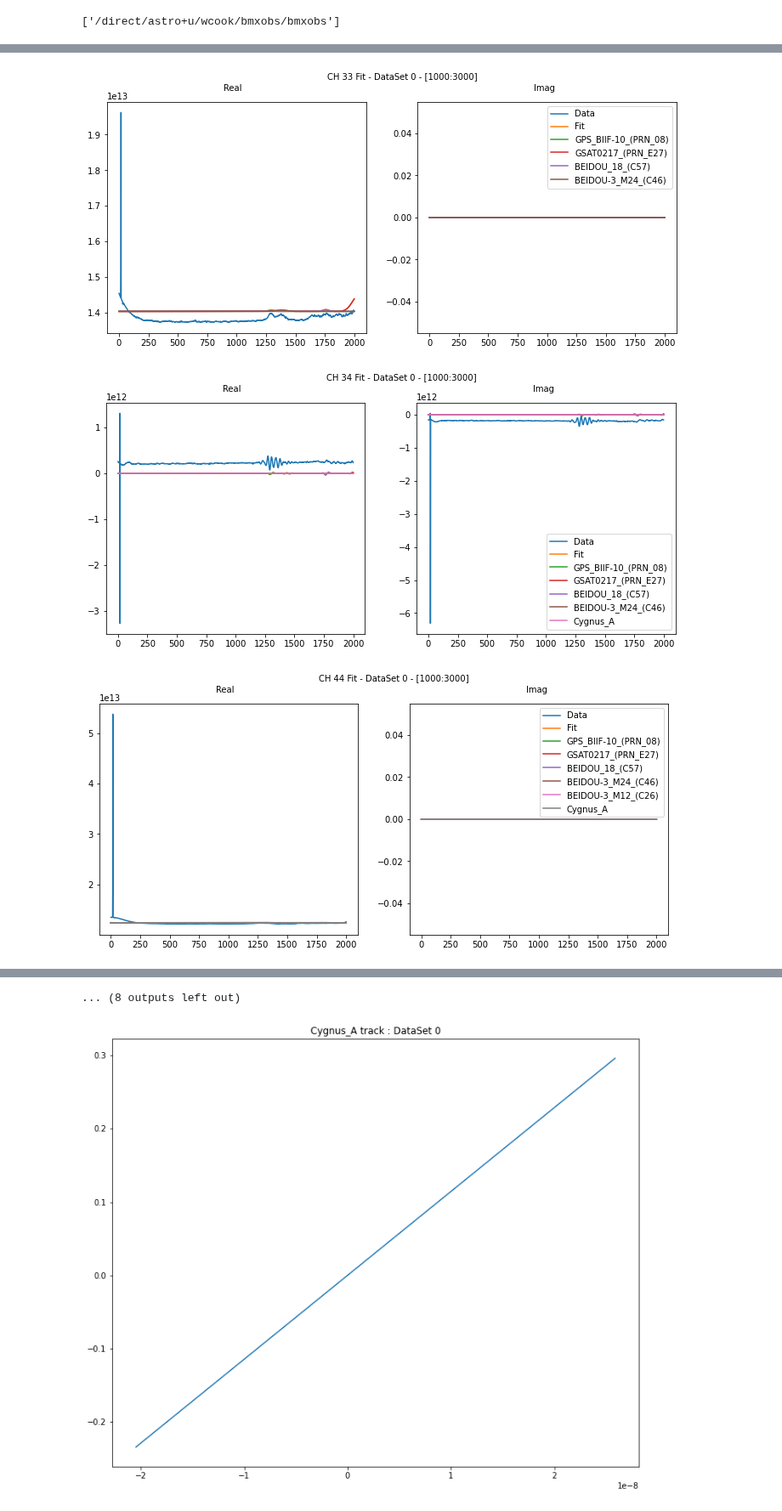
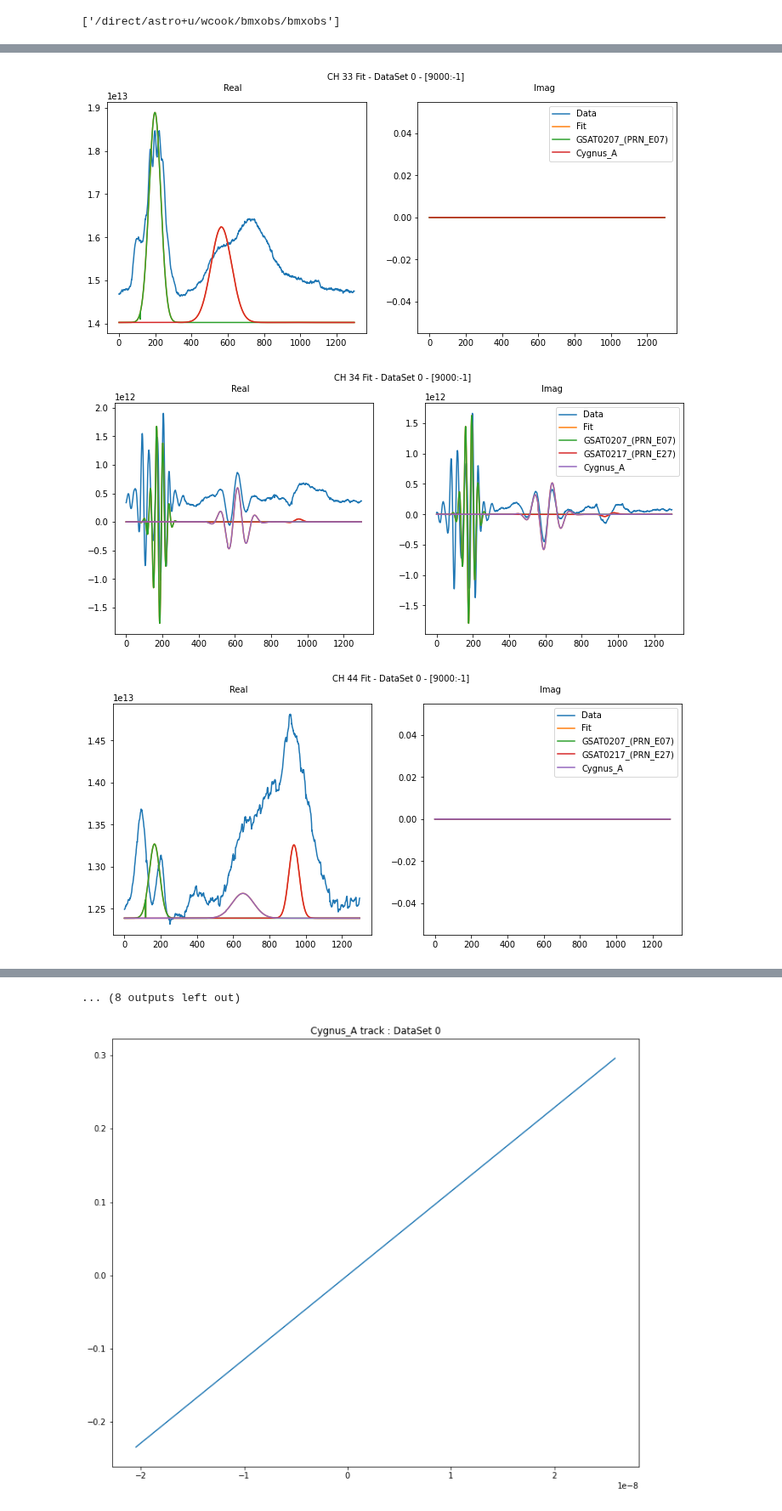
Before and after one commit to bmxdemo/bmxobs, a Jupyter notebook: fitViewer.ipynb, the cells around one changed output, grey strips where cells are left out. Shown at 85% size. Saved outputs shown, nothing was run; the diff lists cells and outputs as text; code cells hidden in the pictures.

```diff
--- a/fitViewer.ipynb
+++ b/fitViewer.ipynb
@@ -49,5 +40,5 @@ print(sum(Theory.fitFunc({})**2))
 # %%
-cut = [1000,3000]
+cut = [9000,-1]
 channels = [11,12,13,14,22,23,24,33,34,44,55,56,57,58,66,67,68,77,78,88]
 mode = 'all'
 
@@ -63,3 +54,3 @@ Theory.showFit(channels = channels, cut=cut,mode=mode, perSat=True)
-[figure, old version]
+[figure, new version]
-[figure, old version]
+[figure, new version]
-[figure, old version]
+[figure, new version]
```
Also changed, not shown: parts of 6 cells of this notebook, 5 other files.
